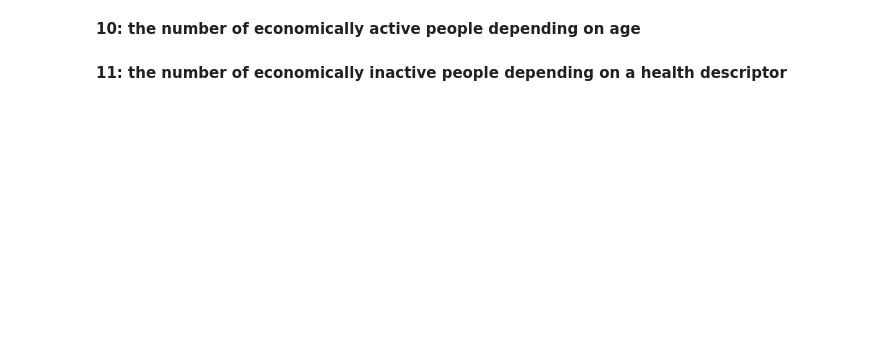
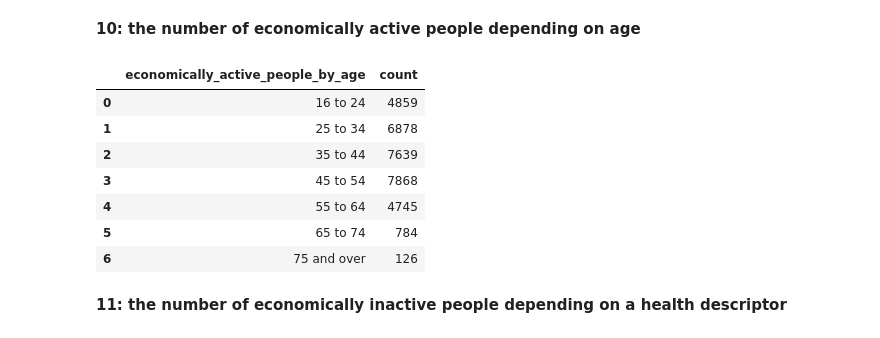
Before and after one commit to Weltschmerz7/CS5002_P3, a Jupyter notebook: notebooks/CS5002_P3_200013825.ipynb, the cells around one changed output. Drawn from its saved outputs; the diff is of its cells as text; code cells hidden in the pictures; blank space fills up the shorter version.

```diff
--- a/notebooks/CS5002_P3_200013825.ipynb
+++ b/notebooks/CS5002_P3_200013825.ipynb
@@ -152,4 +263,18 @@ results_df_8
 # %% [markdown]
 **10: the number of economically active people depending on age**
+# %%
+Q10_dict = resutlts_dict['economically_active_by_age']
+#transform the dictionary to dataframe for better readability
+results_df_10 = dict_to_df(Q10_dict, col_names = ['economically_active_people_by_age','count'])
+results_df_10
+# %% [output]
+|  | economically_active_people_by_age | count |
+| 0 | 16 to 24 | 4859 |
+| 1 | 25 to 34 | 6878 |
+| 2 | 35 to 44 | 7639 |
+| 3 | 45 to 54 | 7868 |
+| 4 | 55 to 64 | 4745 |
+| 5 | 65 to 74 | 784 |
+| 6 | 75 and over | 126 |
 # %% [markdown]
 **11: the number of economically inactive people depending on a health descriptor**
```
Also changed, not shown: parts of 13 cells of this notebook, 3 other files.
